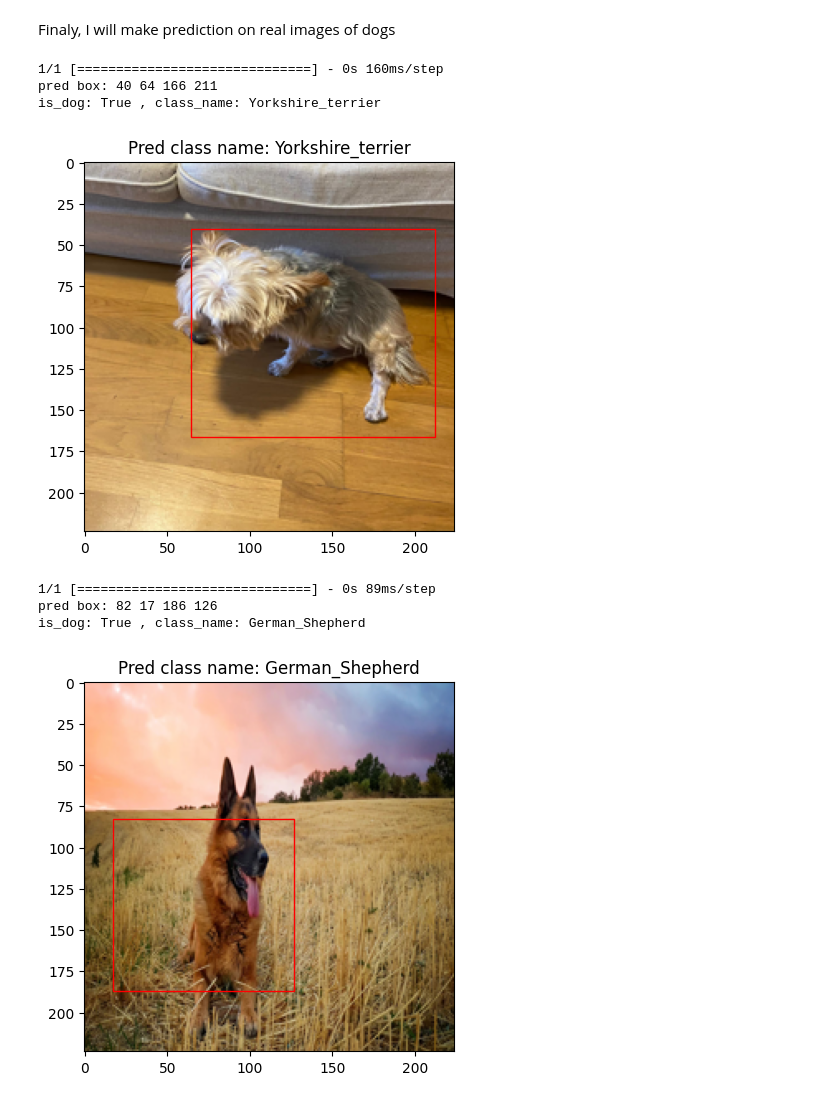
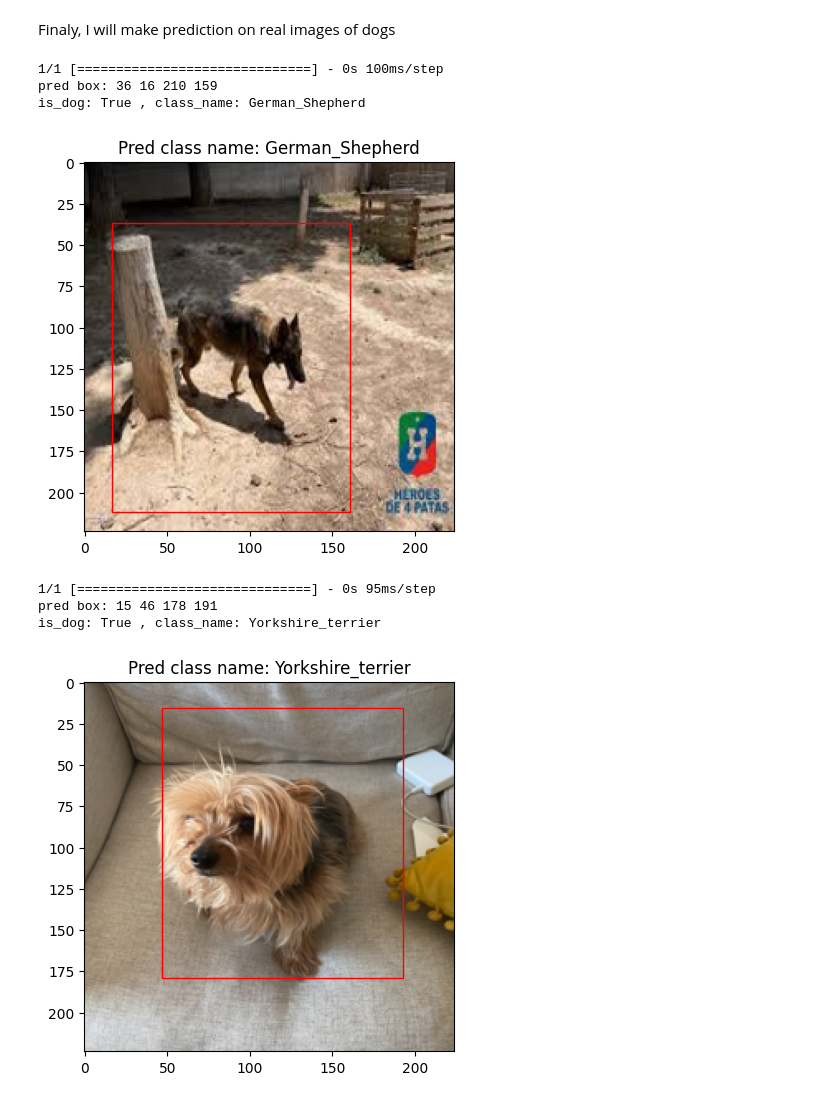
Before and after one commit to brtenorio/object_localizer, a Jupyter notebook: localizer.ipynb, the cells around one changed output. Drawn from its saved outputs; the diff is of its cells as text; code cells hidden in the pictures.

```diff
--- a/localizer.ipynb
+++ b/localizer.ipynb
@@ -560,16 +563,16 @@ def prediction(model, image):
 
     return
 # %%
-prediction(model=model4, image="/Users/brncat/Downloads/theo_hoje.jpg")
+prediction(model=model4, image="/Users/brncat/Downloads/GS.jpg")
 # %% [output]
-1/1 [==============================] - 0s 160ms/step
-pred box: 40 64 166 211
-is_dog: True , class_name: Yorkshire_terrier
+1/1 [==============================] - 0s 100ms/step
+pred box: 36 16 210 159
+is_dog: True , class_name: German_Shepherd
-[figure, old version]
+[figure, new version]
 # %%
-prediction(model=model4, image="/Users/brncat/Downloads/german_shepherd.jpg")
+prediction(model=model4, image="/Users/brncat/Downloads/pipoca.jpg")
 # %% [output]
-1/1 [==============================] - 0s 89ms/step
-pred box: 82 17 186 126
-is_dog: True , class_name: German_Shepherd
+1/1 [==============================] - 0s 95ms/step
+pred box: 15 46 178 191
+is_dog: True , class_name: Yorkshire_terrier
-[figure, old version]
+[figure, new version]
```
Also changed, not shown: parts of 8 cells of this notebook, 1 other file.
